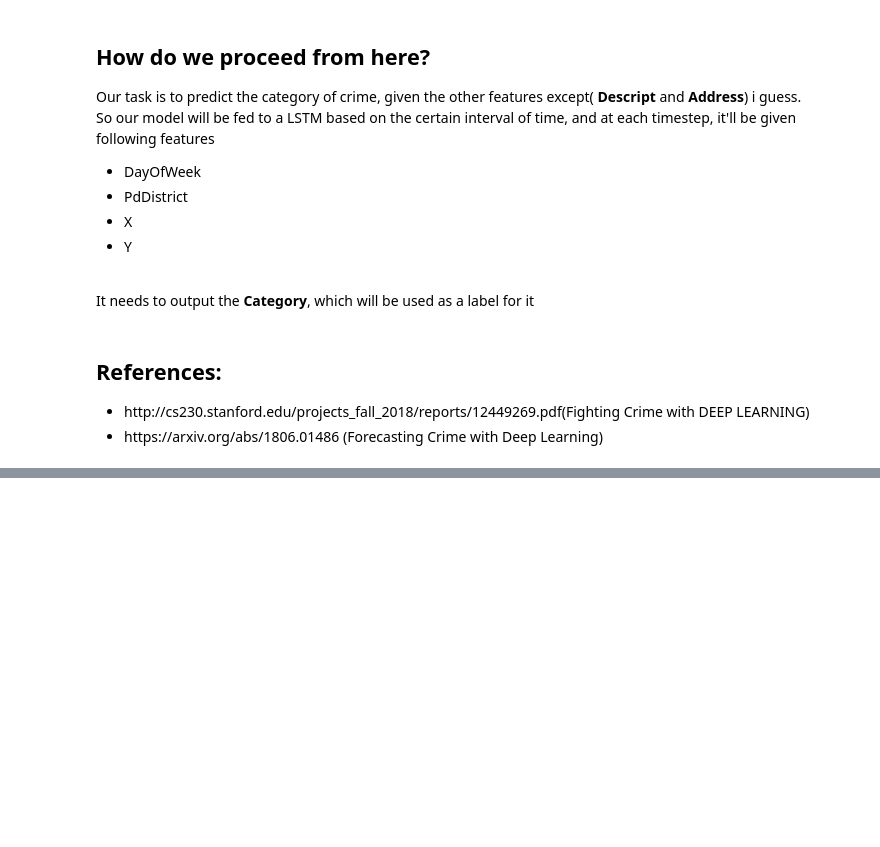
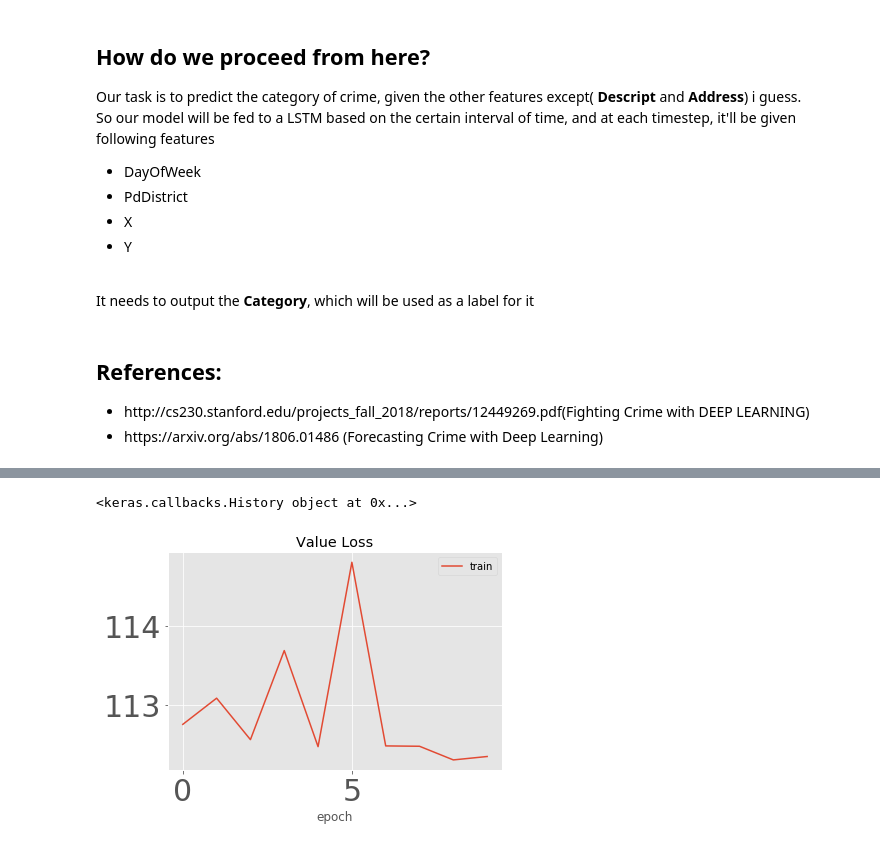
Before and after one commit to iml-v/Crime-Prediction-using-Deep-Learning, a Jupyter notebook: Crime Prediction using Deep Learning.ipynb, the cells around one changed output, grey strips where cells are left out. Saved outputs shown, nothing was run; the diff lists cells and outputs as text; code cells hidden in the pictures; blank space fills up the shorter version.

Commit message:
updated model

```diff
--- a/Crime Prediction using Deep Learning.ipynb
+++ b/Crime Prediction using Deep Learning.ipynb
@@ -218,0 +289,5 @@ http://cs230.stanford.edu/projects_fall_2018/reports/12449269.pdf(Fighting Crime
+# %%
+X = df.iloc[:,:30]
+y = df.iloc[:,30:]
+# %%
+X_train, X_test, Y_train, Y_test = train_test_split(X, y, test_size=0.33, random_state=42)
@@ -218,0 +299,28 @@ http://cs230.stanford.edu/projects_fall_2018/reports/12449269.pdf(Fighting Crime
+# %%
+
+from keras.models import Sequential
+from keras.layers import Dense, Dropout, Activation, Flatten
+from keras.layers import Convolution2D, MaxPooling2D
+from keras.utils import np_utils
+from keras.utils import plot_model
+
+from numpy import array
+from sklearn.preprocessing import LabelEncoder,OneHotEncoder,LabelBinarizer
+from sklearn.model_selection import train_test_split
+from sklearn import metrics
+from sklearn.metrics import mean_squared_error, r2_score
+from sklearn import preprocessing
+from sklearn.preprocessing import StandardScaler, normalize
+# from shapely.geometry import Point, Polygon
+# from bq_helper import BigQueryHelper
+
+model = Sequential()
+model.add(Dense(512, input_dim=X_train.shape[1], kernel_initializer='glorot_uniform', activation='relu'))
+model.add(Dense(256, kernel_initializer='glorot_uniform', activation='relu'))
+model.add(Dense(128, kernel_initializer='glorot_uniform', activation='relu'))
+model.add(Dense(64, kernel_initializer='glorot_uniform', activation='relu'))
+model.add(Dense(32, kernel_initializer='glorot_uniform', activation='relu'))
+
+model.add(Dense(8, kernel_initializer='glorot_uniform', activation='relu'))
+model.add(Dense(1, kernel_initializer='glorot_uniform'))
+model.compile(loss='mse', optimizer='adam', metrics=['mse'])
@@ -218,0 +347,14 @@ http://cs230.stanford.edu/projects_fall_2018/reports/12449269.pdf(Fighting Crime
+# %%
+history = model.fit(X_train, Y_train, batch_size=512, epochs=10, verbose=0, validation_split=.2)
+print(history)
+# %% [output]
+<keras.callbacks.History object at 0x...>
+# %%
+plt.plot(history.history['val_loss'])
+plt.title('Value Loss')
+plt.ylabel('')
+plt.xlabel('epoch')
+plt.legend(['train', 'test'], loc='upper right')
+plt.show()
+# %% [output]
+[figure, added]
```
Also changed, not shown: parts of 64 cells of this notebook, 1 other file.
